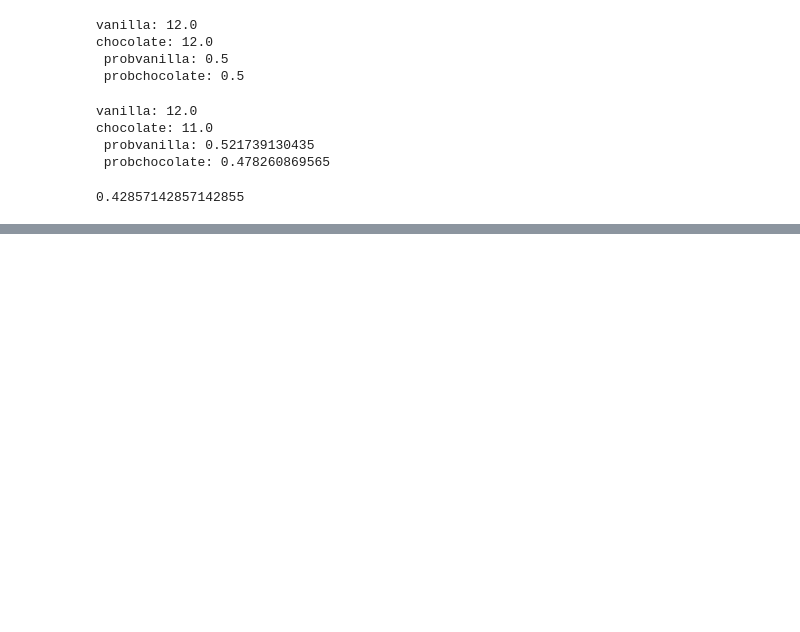
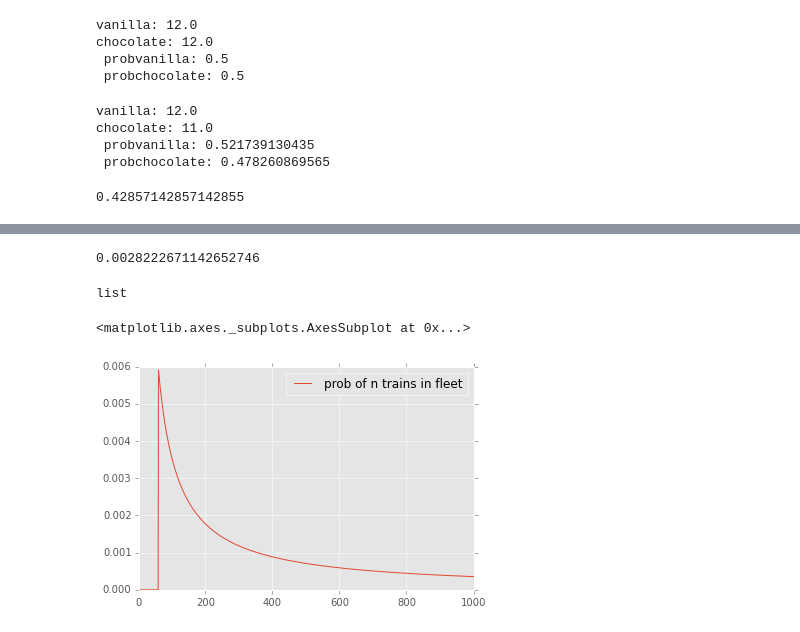
Before and after one commit to doolingdavid/ThinkBayes, a Jupyter notebook: code/newnotes.ipynb, the cells around one changed output, grey strips where cells are left out. Saved outputs shown, nothing was run; the diff lists cells and outputs as text; code cells hidden in the pictures; blank space fills up the shorter version.

```diff
--- a/code/newnotes.ipynb
+++ b/code/newnotes.ipynb
@@ -1540,0 +1635,28 @@ chocolate: 11.0
+# %%
+from thinkbayes import Suite
+
+class Train(Suite):
+
+    def Likelihood(self, data, hypo):
+        if hypo < data:
+            return 0
+        else:
+            return 1./hypo
+# %%
+hypos = xrange(1, 1001)
+suite = Train(hypos)
+# %%
+suite.Update(60)
+# %% [output]
+0.0028222671142652746
+# %%
+type(suite.Render())
+# %% [output]
+list
+# %%
+dftrain = pd.DataFrame({'prob of n trains in fleet': list(suite.Render()[1])}, index = list(suite.Render()[0]))
+# %%
+dftrain.plot()
+# %% [output]
+<matplotlib.axes._subplots.AxesSubplot at 0x...>
+[figure, added]
```
Also changed, not shown: parts of 11 cells of this notebook.
